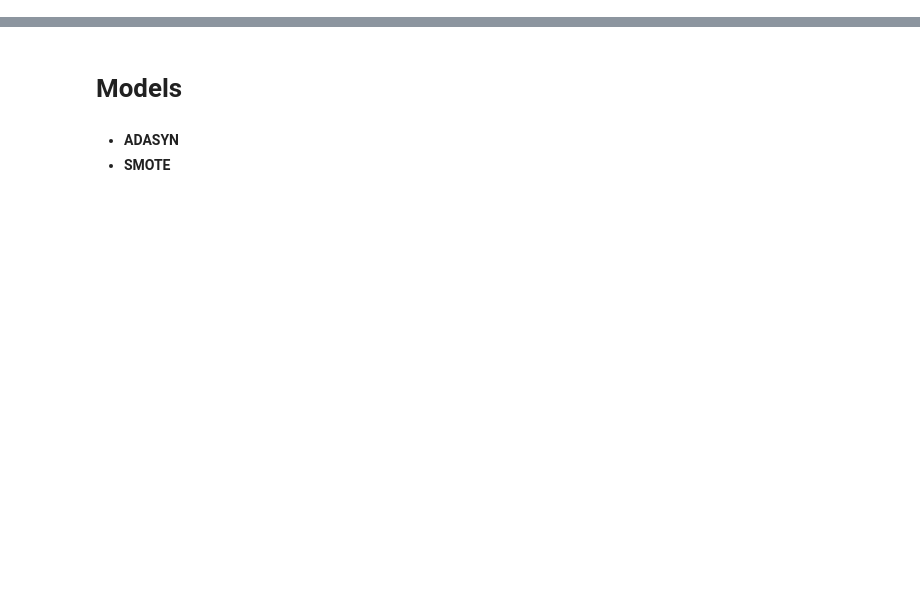
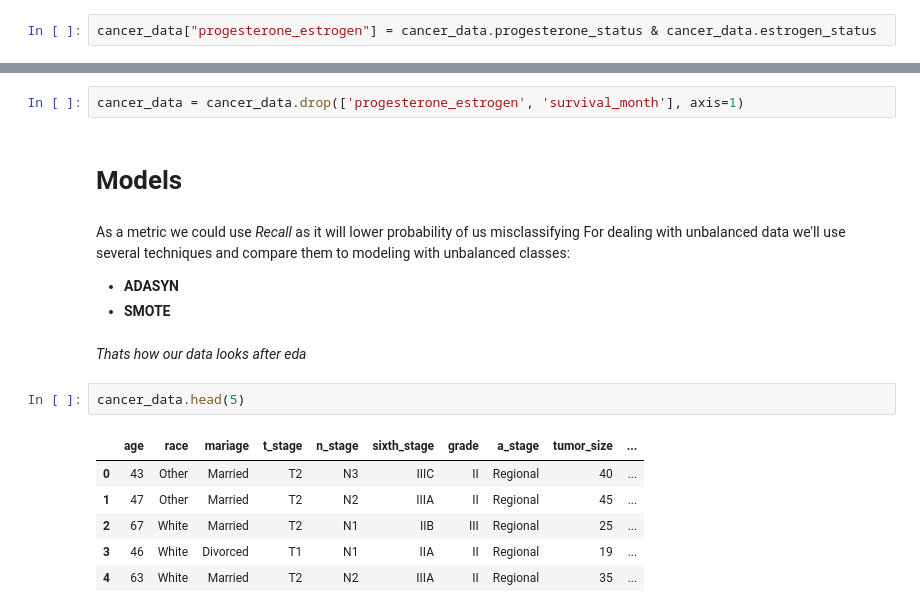
Before and after one commit to Lamantin12/data_science_projects, a Jupyter notebook: breast_cancer/breast_cancer_analysis.ipynb, the cells around one changed output, grey strips where cells are left out. Drawn from its saved outputs; the diff is of its cells as text; blank space fills up the shorter version.

```diff
--- a/breast_cancer/breast_cancer_analysis.ipynb
+++ b/breast_cancer/breast_cancer_analysis.ipynb
@@ -313,0 +333,2 @@ None
+# %%
+cancer_data["progesterone_estrogen"] = cancer_data.progesterone_status & cancer_data.estrogen_status
@@ -314,5 +350,20 @@ None
+# %%
+cancer_data = cancer_data.drop(['progesterone_estrogen', 'survival_month'], axis=1)
 # %% [markdown]
 # Models
-# %% [markdown]
-* **ADASYN**
-* **SMOTE**
+# %% [markdown]
+As a metric we could use *Recall* as it will lower probability of us misclassifying
+For dealing with unbalanced data we'll use several techniques and compare them to modeling with unbalanced classes:
+* **ADASYN**
+* **SMOTE**
+# %% [markdown]
+*Thats how our data looks after eda*
+# %%
+cancer_data.head(5)
+# %% [output]
+|  | age | race | mariage | t_stage | n_stage | sixth_stage | grade | a_stage | tumor_size | ... |
+| 0 | 43 | Other | Married | T2 | N3 | IIIC | II | Regional | 40 | ... |
+| 1 | 47 | Other | Married | T2 | N2 | IIIA | II | Regional | 45 | ... |
+| 2 | 67 | White | Married | T2 | N1 | IIB | III | Regional | 25 | ... |
+| 3 | 46 | White | Divorced | T1 | N1 | IIA | II | Regional | 19 | ... |
+| 4 | 63 | White | Married | T2 | N2 | IIIA | II | Regional | 35 | ... |
```
Also changed, not shown: parts of 12 cells of this notebook.
